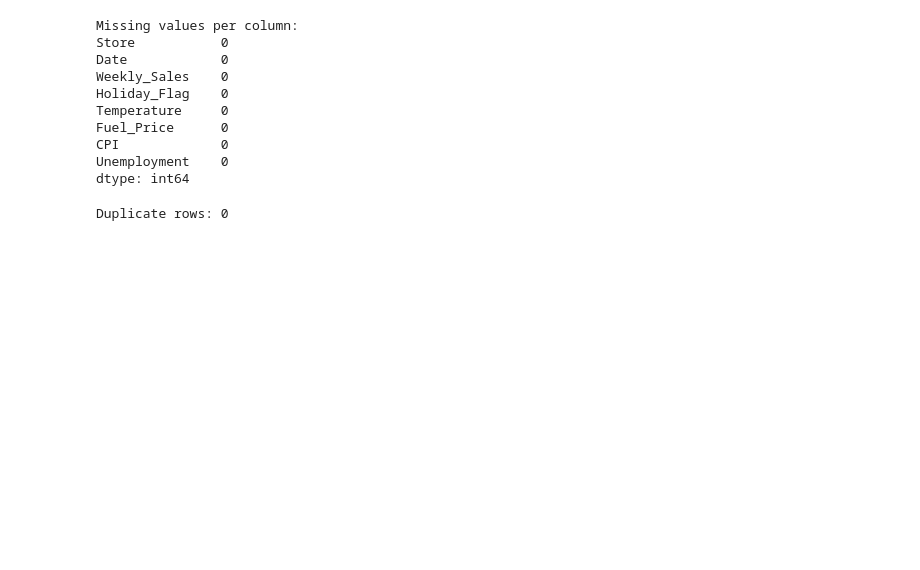
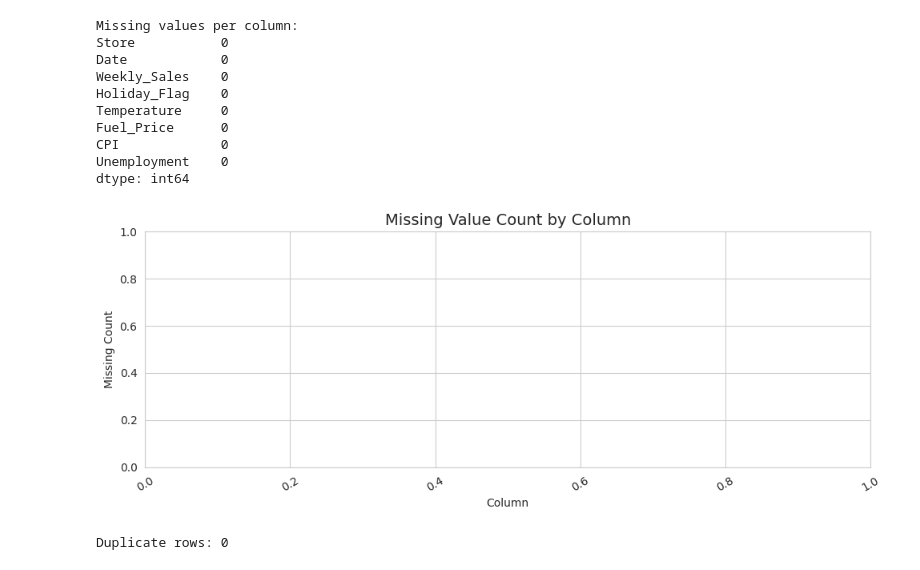
Before and after one commit to fatemabasher-lab/Predictive-Analytics-in-Business---MIS444, a Jupyter notebook: Predictive_Analytics_in_Business_MIS444.ipynb, the cells around one changed output. Cells and saved outputs as stored; diff of their text form; code cells hidden in the pictures; blank space fills up the shorter version.

```diff
--- a/Predictive_Analytics_in_Business_MIS444.ipynb
+++ b/Predictive_Analytics_in_Business_MIS444.ipynb
@@ -27,8 +18,3 @@ from datetime import datetime
 pd.set_option('display.max_columns', None)
 sns.set_style('whitegrid')
 plt.rcParams['figure.figsize'] = (10, 5)
-
-# Load data
-df = pd.read_csv('Walmart.csv')
-print("Shape:", df.shape)
-df.head()
@@ -42,0 +21,16 @@ Shape: (6435, 8)
+# %%
+from google.colab import drive
+import os
+
+# Mount drive
+drive.mount('/content/drive', force_remount=True)
+
+# Define path and check if file exists to make it robust
+file_path = '/content/drive/MyDrive/MES-PROJECT/Walmart.csv'
+
+if os.path.exists(file_path):
+    df = pd.read_csv(file_path)
+    print("Shape:", df.shape)
+    df.head()
+else:
+    print(f"❌ File not found at {file_path}. Please check the path.")
@@ -85,6 +82,20 @@ Fuel_Price      0
 CPI             0
 Unemployment    0
 dtype: int64
+# %%
+missing = df.isnull().sum()
+missing = missing[missing > 0].sort_values(ascending=False)
+
+plt.figure(figsize=(10, 4))
+sns.barplot(x=missing.index, y=missing.values, palette='Reds_r')
+plt.title('Missing Value Count by Column', fontsize=14)
+plt.xlabel('Column')
+plt.ylabel('Missing Count')
+plt.xticks(rotation=30)
+plt.tight_layout()
+plt.show()
+# %% [output]
+[figure, added]
 # %%
 # Duplicates
 print("\nDuplicate rows:", df.duplicated().sum())
```
Also changed, not shown: parts of 33 cells of this notebook.
